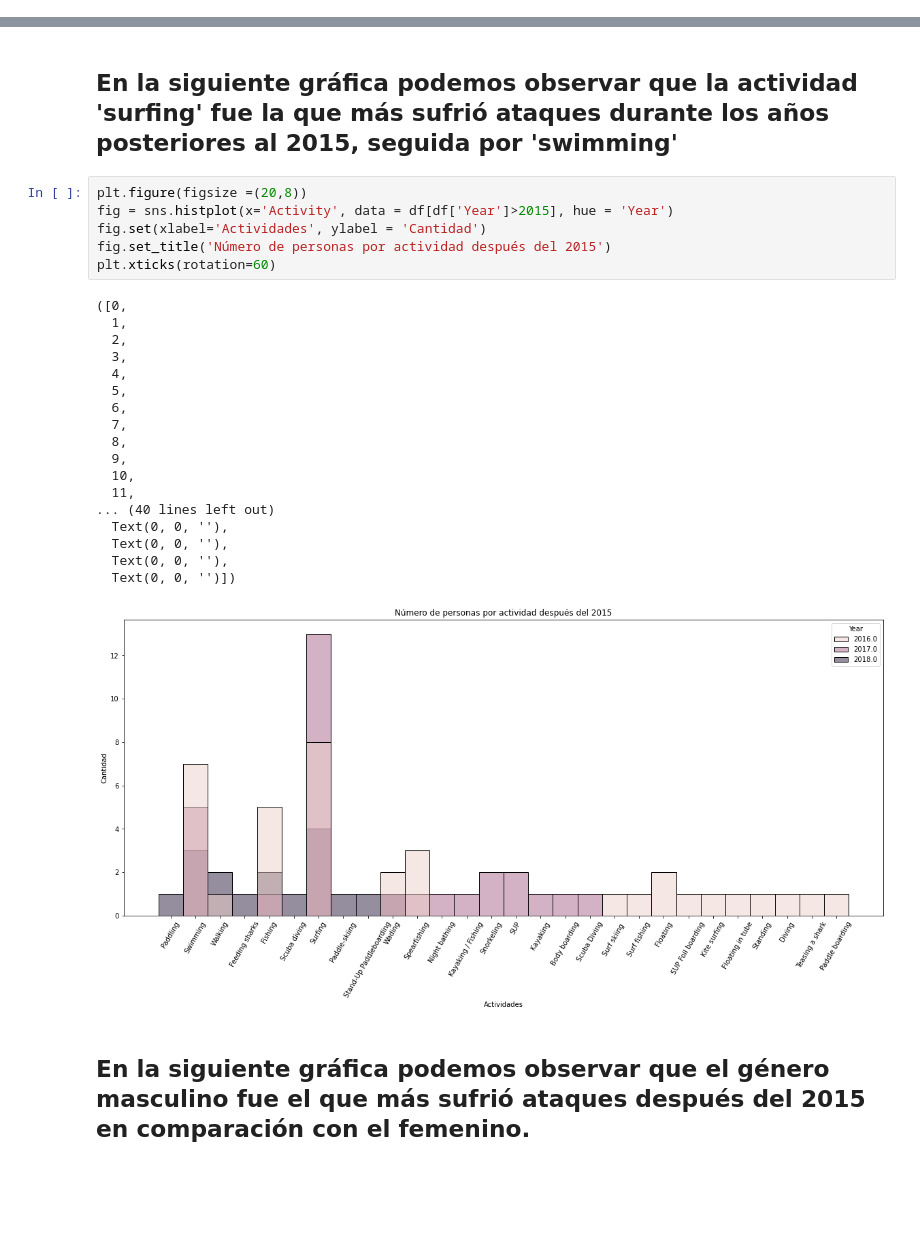
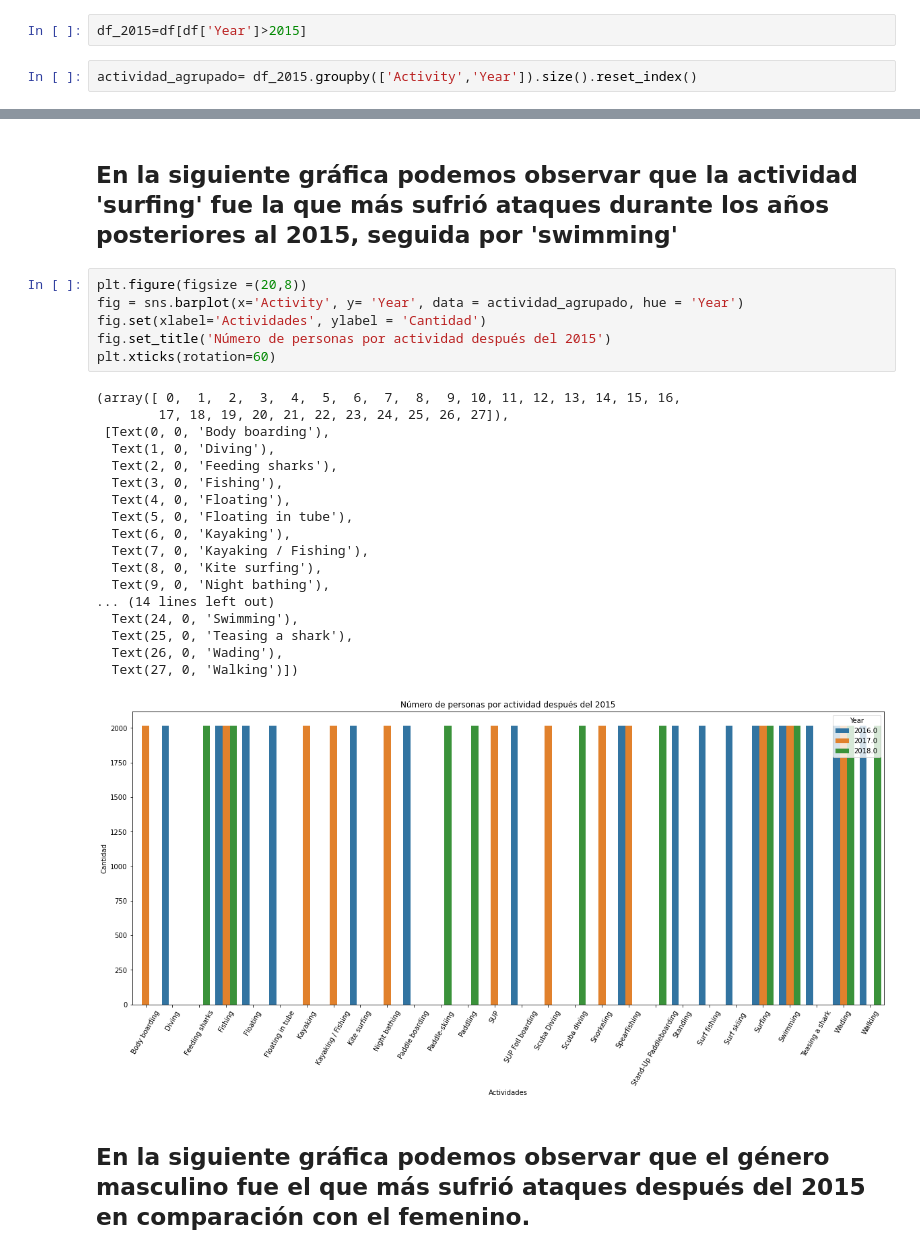
Before and after one commit to Adalab/DA-promo-b-modulo-2-sprint-1-Lara-Diana, a Jupyter notebook: Visualizacion/modulo-2-ejercicio-3-Seaborn.ipynb, the cells around one changed output, grey strips where cells are left out. Saved outputs shown, nothing was run; the diff lists cells and outputs as text; blank space fills up the shorter version.

```diff
--- a/Visualizacion/modulo-2-ejercicio-3-Seaborn.ipynb
+++ b/Visualizacion/modulo-2-ejercicio-3-Seaborn.ipynb
@@ -13,0 +19,4 @@ df= pd.read_csv('./datos/attacks_pandas5.csv')
+# %%
+df_2015=df[df['Year']>2015]
+# %%
+actividad_agrupado= df_2015.groupby(['Activity','Year']).size().reset_index()
@@ -43,29 +59,29 @@ Name: Activity, Length: 404, dtype: int64
 ## En la siguiente gráfica podemos observar que la actividad 'surfing' fue la que más sufrió ataques durante los años posteriores al 2015, seguida por 'swimming'
 # %%
 plt.figure(figsize =(20,8))
-fig = sns.histplot(x='Activity', data = df[df['Year']>2015], hue = 'Year')
+fig = sns.barplot(x='Activity', y= 'Year', data = actividad_agrupado, hue = 'Year')
 fig.set(xlabel='Actividades', ylabel = 'Cantidad')
 fig.set_title('Número de personas por actividad después del 2015')
 plt.xticks(rotation=60)
 # %% [output]
-([0,
-  1,
-  2,
-  3,
-  4,
-  5,
-  6,
-  7,
-  8,
-  9,
-  10,
-  11,
-... (40 lines left out)
-  Text(0, 0, ''),
-  Text(0, 0, ''),
-  Text(0, 0, ''),
-  Text(0, 0, '')])
+(array([ 0,  1,  2,  3,  4,  5,  6,  7,  8,  9, 10, 11, 12, 13, 14, 15, 16,
+        17, 18, 19, 20, 21, 22, 23, 24, 25, 26, 27]),
+ [Text(0, 0, 'Body boarding'),
+  Text(1, 0, 'Diving'),
+  Text(2, 0, 'Feeding sharks'),
+  Text(3, 0, 'Fishing'),
+  Text(4, 0, 'Floating'),
+  Text(5, 0, 'Floating in tube'),
+  Text(6, 0, 'Kayaking'),
+  Text(7, 0, 'Kayaking / Fishing'),
+  Text(8, 0, 'Kite surfing'),
+  Text(9, 0, 'Night bathing'),
+... (14 lines left out)
+  Text(24, 0, 'Swimming'),
+  Text(25, 0, 'Teasing a shark'),
+  Text(26, 0, 'Wading'),
+  Text(27, 0, 'Walking')])
-[figure, old version]
+[figure, new version]
 # %% [markdown]
 ## En la siguiente gráfica podemos observar que el género masculino fue el que más sufrió ataques después del 2015 en comparación con el femenino.
 # %%
```
Also changed, not shown: parts of 2 cells of this notebook.
